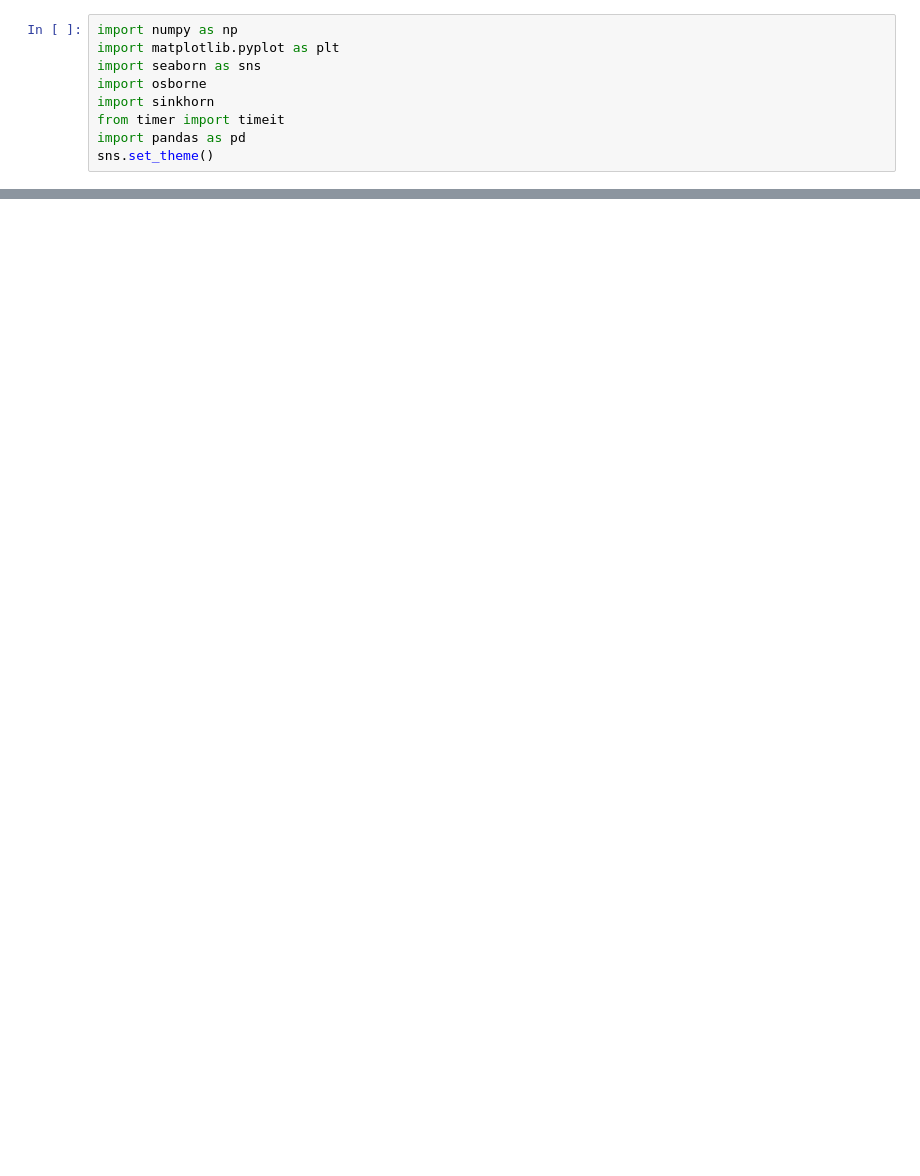
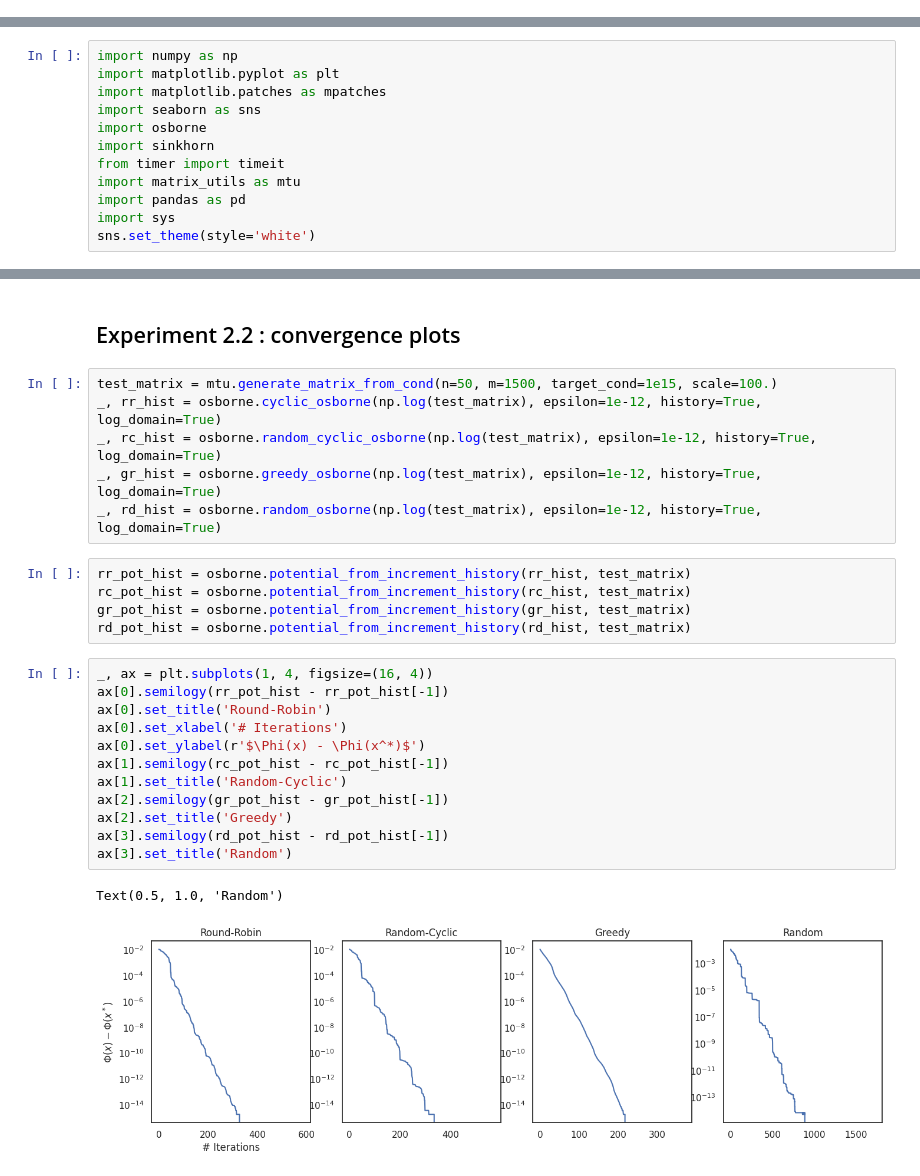
Before and after one commit to louisbzk/MVA_OT_Project, a Jupyter notebook: project_notebook.ipynb, the cells around one changed output, grey strips where cells are left out. Saved outputs shown, nothing was run; the diff lists cells and outputs as text; blank space fills up the shorter version.

Commit message:
[+] Final experiments

```diff
--- a/project_notebook.ipynb
+++ b/project_notebook.ipynb
@@ -1,9 +0,0 @@
-# %%
-import numpy as np
-import matplotlib.pyplot as plt
-import seaborn as sns
-import osborne
-import sinkhorn
-from timer import timeit
-import pandas as pd
-sns.set_theme()
@@ -46,0 +1,12 @@ A
+# %%
+import numpy as np
+import matplotlib.pyplot as plt
+import matplotlib.patches as mpatches
+import seaborn as sns
+import osborne
+import sinkhorn
+from timer import timeit
+import matrix_utils as mtu
+import pandas as pd
+import sys
+sns.set_theme(style='white')
@@ -46,0 +272,28 @@ A
+# %% [markdown]
+## Experiment 2.2 : convergence plots
+# %%
+test_matrix = mtu.generate_matrix_from_cond(n=50, m=1500, target_cond=1e15, scale=100.)
+_, rr_hist = osborne.cyclic_osborne(np.log(test_matrix), epsilon=1e-12, history=True, log_domain=True)
+_, rc_hist = osborne.random_cyclic_osborne(np.log(test_matrix), epsilon=1e-12, history=True, log_domain=True)
+_, gr_hist = osborne.greedy_osborne(np.log(test_matrix), epsilon=1e-12, history=True, log_domain=True)
+_, rd_hist = osborne.random_osborne(np.log(test_matrix), epsilon=1e-12, history=True, log_domain=True)
+# %%
+rr_pot_hist = osborne.potential_from_increment_history(rr_hist, test_matrix)
+rc_pot_hist = osborne.potential_from_increment_history(rc_hist, test_matrix)
+gr_pot_hist = osborne.potential_from_increment_history(gr_hist, test_matrix)
+rd_pot_hist = osborne.potential_from_increment_history(rd_hist, test_matrix)
+# %%
+_, ax = plt.subplots(1, 4, figsize=(16, 4))
+ax[0].semilogy(rr_pot_hist - rr_pot_hist[-1])
+ax[0].set_title('Round-Robin')
+ax[0].set_xlabel('# Iterations')
+ax[0].set_ylabel(r'$\Phi(x) - \Phi(x^*)$')
+ax[1].semilogy(rc_pot_hist - rc_pot_hist[-1])
+ax[1].set_title('Random-Cyclic')
+ax[2].semilogy(gr_pot_hist - gr_pot_hist[-1])
+ax[2].set_title('Greedy')
+ax[3].semilogy(rd_pot_hist - rd_pot_hist[-1])
+ax[3].set_title('Random')
+# %% [output]
+Text(0.5, 1.0, 'Random')
+[figure, added]
```
Also changed, not shown: parts of 52 cells of this notebook, 2 other files.
